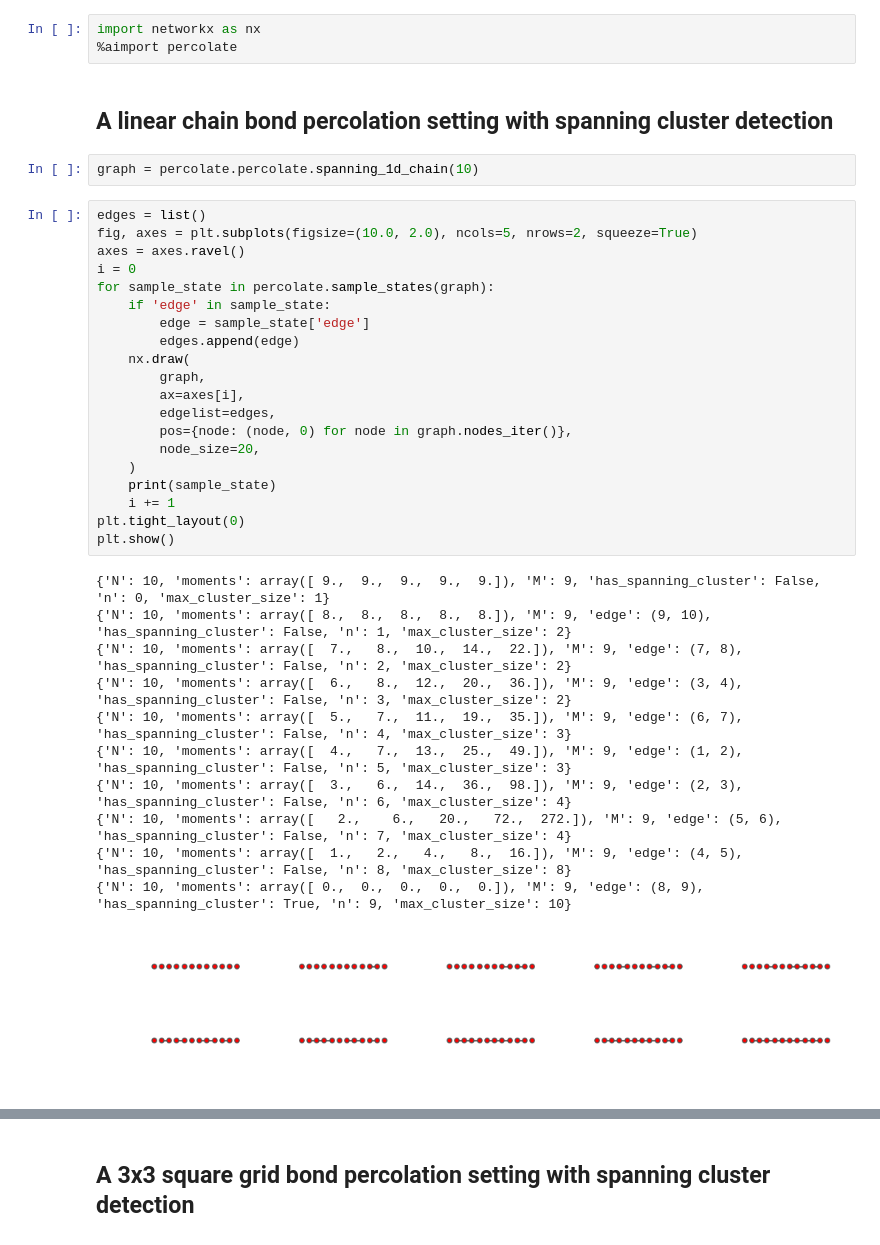
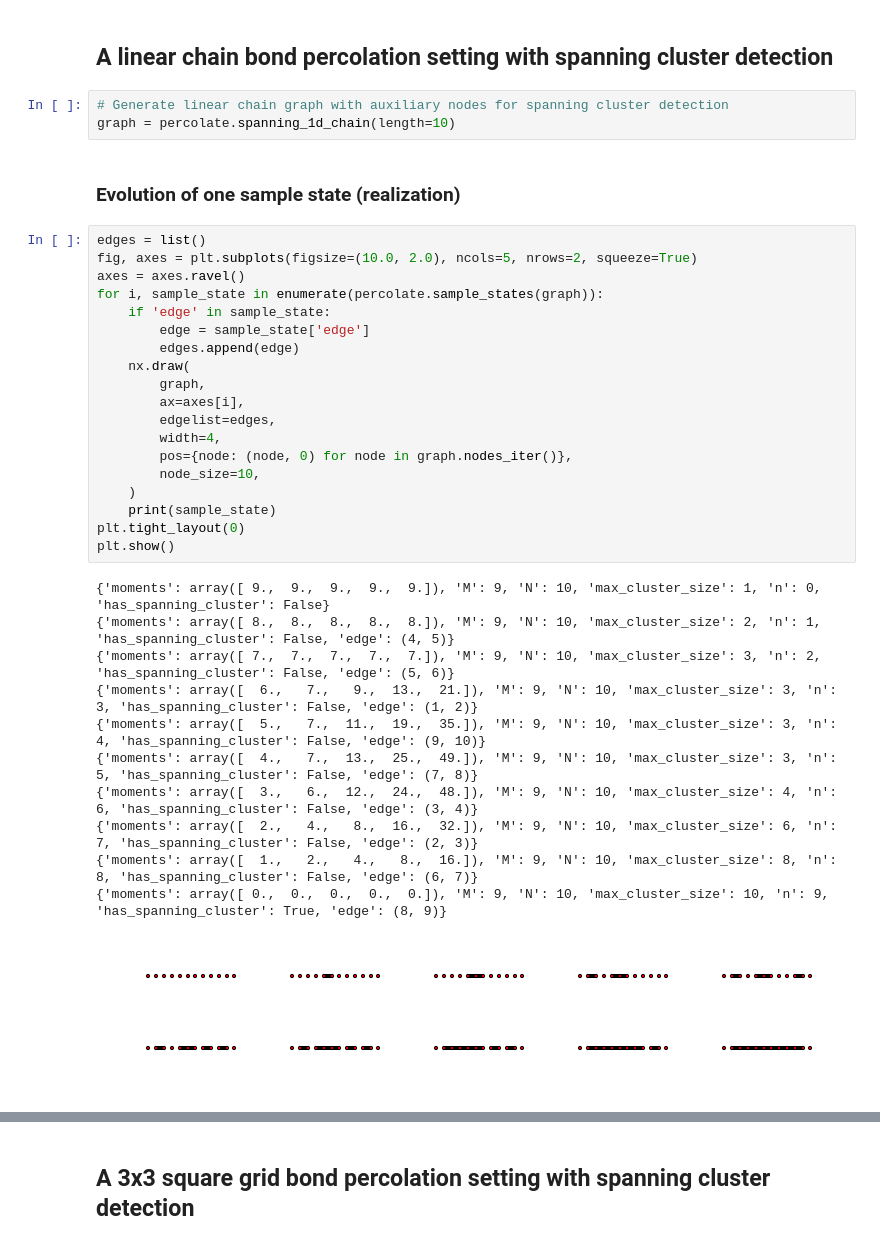
Before and after one commit to andsor/pypercolate, a Jupyter notebook: docs/tutorial-bond-square-lattice.ipynb, the cells around one changed output, grey strips where cells are left out. Drawn from its saved outputs; the diff is of its cells as text.

```diff
--- a/docs/tutorial-bond-square-lattice.ipynb
+++ b/docs/tutorial-bond-square-lattice.ipynb
@@ -16,39 +10,38 @@ Setting plotting theme to eighties-dark. Palette available in b16_colors
-# %%
-import networkx as nx
-%aimport percolate
 # %% [markdown]
 ## A linear chain bond percolation setting with spanning cluster detection
-# %%
-graph = percolate.percolate.spanning_1d_chain(10)
+# %%
+# Generate linear chain graph with auxiliary nodes for spanning cluster detection
+graph = percolate.spanning_1d_chain(length=10)
+# %% [markdown]
+### Evolution of one sample state (realization)
 # %%
 edges = list()
 fig, axes = plt.subplots(figsize=(10.0, 2.0), ncols=5, nrows=2, squeeze=True)
 axes = axes.ravel()
-i = 0
-for sample_state in percolate.sample_states(graph):
+for i, sample_state in enumerate(percolate.sample_states(graph)):
     if 'edge' in sample_state:
         edge = sample_state['edge']
         edges.append(edge)
     nx.draw(
         graph,
         ax=axes[i],
         edgelist=edges,
+        width=4,
         pos={node: (node, 0) for node in graph.nodes_iter()},
-        node_size=20,
+        node_size=10,
     )
     print(sample_state)
-    i += 1
 plt.tight_layout(0)
 plt.show()
 # %% [output]
-{'N': 10, 'moments': array([ 9.,  9.,  9.,  9.,  9.]), 'M': 9, 'has_spanning_cluster': False, 'n': 0, 'max_cluster_size': 1}
-{'N': 10, 'moments': array([ 8.,  8.,  8.,  8.,  8.]), 'M': 9, 'edge': (9, 10), 'has_spanning_cluster': False, 'n': 1, 'max_cluster_size': 2}
-{'N': 10, 'moments': array([  7.,   8.,  10.,  14.,  22.]), 'M': 9, 'edge': (7, 8), 'has_spanning_cluster': False, 'n': 2, 'max_cluster_size': 2}
-{'N': 10, 'moments': array([  6.,   8.,  12.,  20.,  36.]), 'M': 9, 'edge': (3, 4), 'has_spanning_cluster': False, 'n': 3, 'max_cluster_size': 2}
-{'N': 10, 'moments': array([  5.,   7.,  11.,  19.,  35.]), 'M': 9, 'edge': (6, 7), 'has_spanning_cluster': False, 'n': 4, 'max_cluster_size': 3}
-{'N': 10, 'moments': array([  4.,   7.,  13.,  25.,  49.]), 'M': 9, 'edge': (1, 2), 'has_spanning_cluster': False, 'n': 5, 'max_cluster_size': 3}
-{'N': 10, 'moments': array([  3.,   6.,  14.,  36.,  98.]), 'M': 9, 'edge': (2, 3), 'has_spanning_cluster': False, 'n': 6, 'max_cluster_size': 4}
-{'N': 10, 'moments': array([   2.,    6.,   20.,   72.,  272.]), 'M': 9, 'edge': (5, 6), 'has_spanning_cluster': False, 'n': 7, 'max_cluster_size': 4}
-{'N': 10, 'moments': array([  1.,   2.,   4.,   8.,  16.]), 'M': 9, 'edge': (4, 5), 'has_spanning_cluster': False, 'n': 8, 'max_cluster_size': 8}
-{'N': 10, 'moments': array([ 0.,  0.,  0.,  0.,  0.]), 'M': 9, 'edge': (8, 9), 'has_spanning_cluster': True, 'n': 9, 'max_cluster_size': 10}
+{'moments': array([ 9.,  9.,  9.,  9.,  9.]), 'M': 9, 'N': 10, 'max_cluster_size': 1, 'n': 0, 'has_spanning_cluster': False}
+{'moments': array([ 8.,  8.,  8.,  8.,  8.]), 'M': 9, 'N': 10, 'max_cluster_size': 2, 'n': 1, 'has_spanning_cluster': False, 'edge': (4, 5)}
+{'moments': array([ 7.,  7.,  7.,  7.,  7.]), 'M': 9, 'N': 10, 'max_cluster_size': 3, 'n': 2, 'has_spanning_cluster': False, 'edge': (5, 6)}
+{'moments': array([  6.,   7.,   9.,  13.,  21.]), 'M': 9, 'N': 10, 'max_cluster_size': 3, 'n': 3, 'has_spanning_cluster': False, 'edge': (1, 2)}
+{'moments': array([  5.,   7.,  11.,  19.,  35.]), 'M': 9, 'N': 10, 'max_cluster_size': 3, 'n': 4, 'has_spanning_cluster': False, 'edge': (9, 10)}
+{'moments': array([  4.,   7.,  13.,  25.,  49.]), 'M': 9, 'N': 10, 'max_cluster_size': 3, 'n': 5, 'has_spanning_cluster': False, 'edge': (7, 8)}
+{'moments': array([  3.,   6.,  12.,  24.,  48.]), 'M': 9, 'N': 10, 'max_cluster_size': 4, 'n': 6, 'has_spanning_cluster': False, 'edge': (3, 4)}
+{'moments': array([  2.,   4.,   8.,  16.,  32.]), 'M': 9, 'N': 10, 'max_cluster_size': 6, 'n': 7, 'has_spanning_cluster': False, 'edge': (2, 3)}
+{'moments': array([  1.,   2.,   4.,   8.,  16.]), 'M': 9, 'N': 10, 'max_cluster_size': 8, 'n': 8, 'has_spanning_cluster': False, 'edge': (6, 7)}
+{'moments': array([ 0.,  0.,  0.,  0.,  0.]), 'M': 9, 'N': 10, 'max_cluster_size': 10, 'n': 9, 'has_spanning_cluster': True, 'edge': (8, 9)}
-[figure, old version]
+[figure, new version]
```
Also changed, not shown: parts of 22 cells of this notebook, 6 other files.
